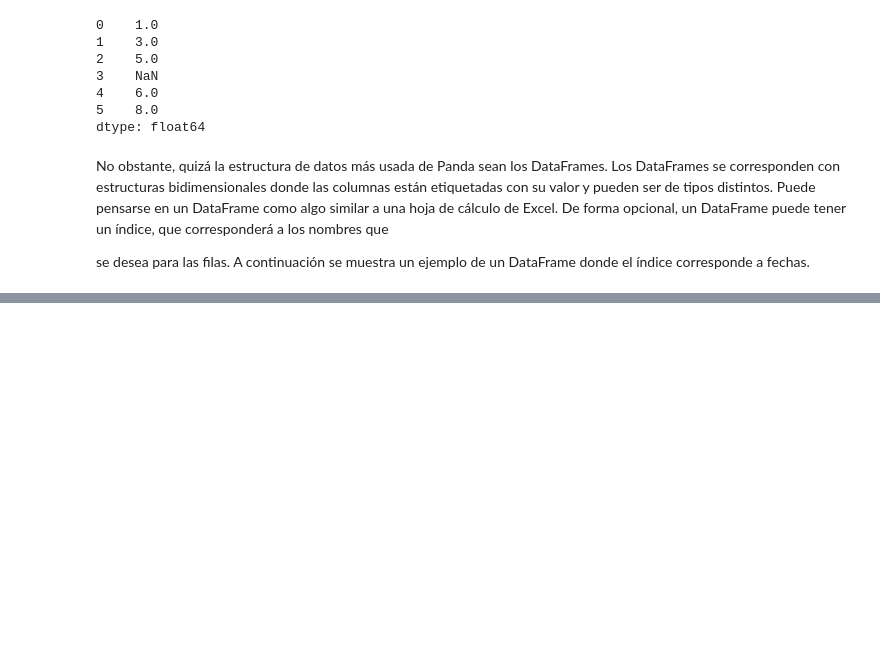
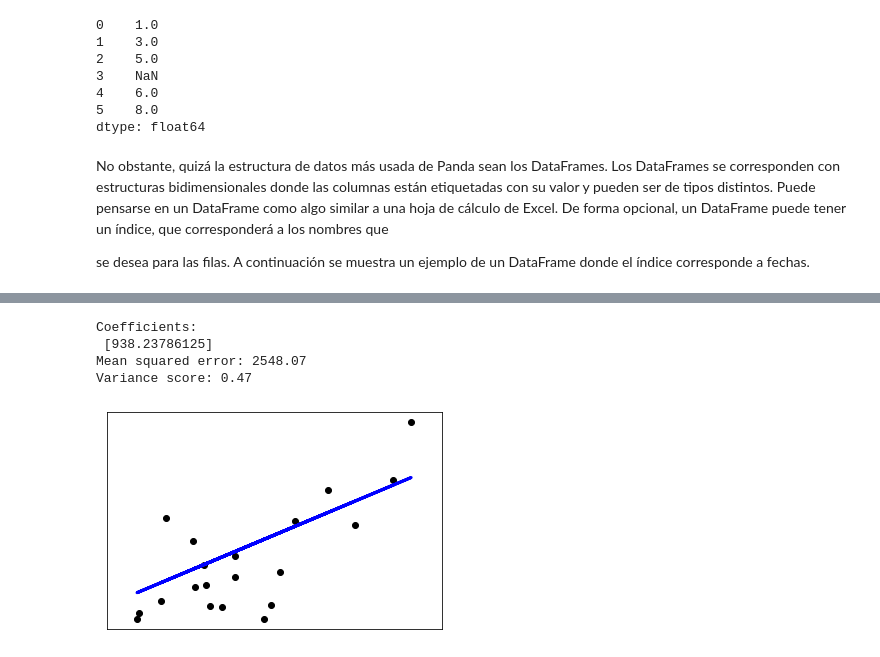
Before and after one commit to crissl/Introduccion, a Jupyter notebook: Tema2_Christian_Lopez/Tema2.ipynb, the cells around one changed output, grey strips where cells are left out. Drawn from its saved outputs; the diff is of its cells as text; code cells hidden in the pictures; blank space fills up the shorter version.

```diff
--- a/Tema2_Christian_Lopez/Tema2.ipynb
+++ b/Tema2_Christian_Lopez/Tema2.ipynb
@@ -407,0 +749,32 @@ el índice corresponde a fechas.
+# %%
+#create linear regression object
+regr = linear_model.LinearRegression()
+
+#train the model using the trainig sets
+regr.fit(diabetes_x_train, diabetes_y_train)
+
+# make prediccion using the testing set
+diabetes_y_pred = regr.predict(diabetes_x_test)
+
+#the coefficients
+print('Coefficients: \n', regr.coef_)
+#the mean squared error
+print("Mean squared error: %.2f"
+    % mean_squared_error(diabetes_y_test, diabetes_y_pred))
+#Explained Variance score: 1 is perfect predictiion
+print('Variance score: %.2f' % r2_score(diabetes_y_test, diabetes_y_pred))
+
+# plot outputs
+plt.scatter(diabetes_x_test, diabetes_y_test, color='black')
+plt.plot(diabetes_x_test, diabetes_y_pred, color='blue', linewidth=3)
+
+plt.xticks(())
+plt.yticks(())
+
+plt.show()
+# %% [output]
+Coefficients:
+ [938.23786125]
+Mean squared error: 2548.07
+Variance score: 0.47
+[figure, added]
```
Also changed, not shown: parts of 41 cells of this notebook.
